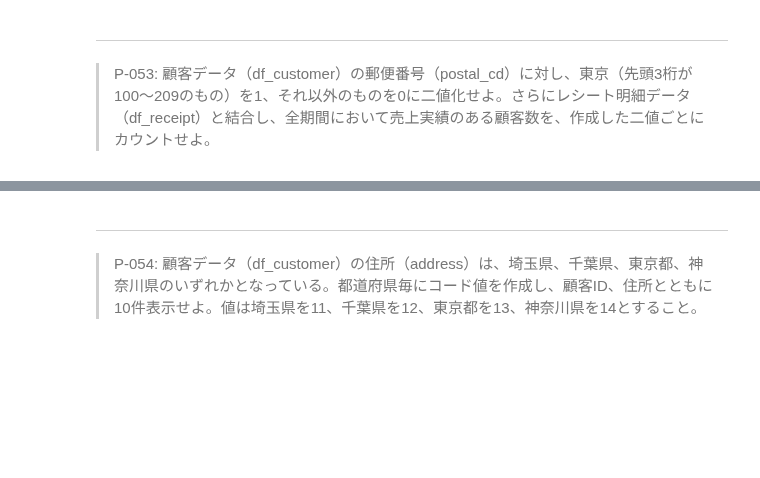
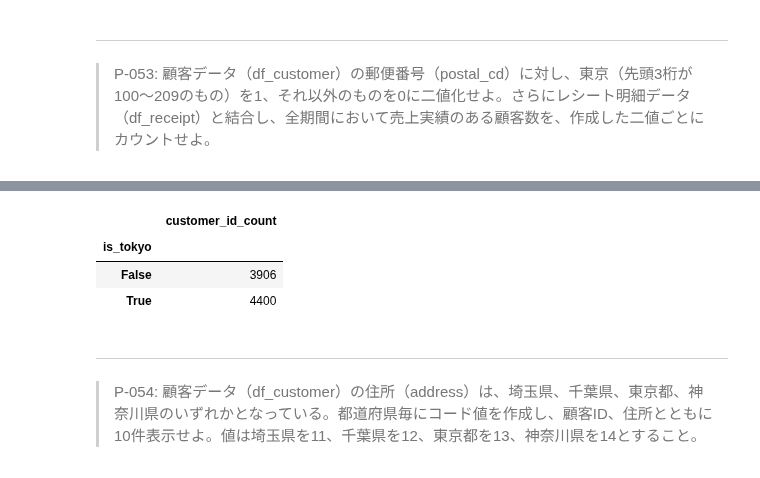
Before and after one commit to libra20/100knocks2, a Jupyter notebook: docker/work/preprocess_knock_Python.ipynb, the cells around one changed output, grey strips where cells are left out. Drawn from its saved outputs; the diff is of its cells as text; code cells hidden in the pictures; blank space fills up the shorter version.

```diff
--- a/docker/work/preprocess_knock_Python.ipynb
+++ b/docker/work/preprocess_knock_Python.ipynb
@@ -1063,3 +1063,8 @@ df.head()
 # %% [markdown]
 ---
 > P-053: 顧客データ（df_customer）の郵便番号（postal_cd）に対し、東京（先頭3桁が100〜209のもの）を1、それ以外のものを0に二値化せよ。さらにレシート明細データ（df_receipt）と結合し、全期間において売上実績のある顧客数を、作成した二値ごとにカウントせよ。
+# %%
+df_customer['is_tokyo'] = df_customer.postal_cd.str[:3].astype(int).apply(lambda x: x >= 100 and x <= 209)
+display(df_customer.head())
+df_customer.merge(df_receipt, on='customer_id', how='inner').groupby('is_tokyo').agg(customer_id_count=('customer_id', 'nunique'))
+# %% [output]
@@ -1066,3 +1077,7 @@ df.head()
+|  | customer_id_count |
+| is_tokyo |  |
+| False | 3906 |
+| True | 4400 |
 # %% [markdown]
 ---
 > P-054: 顧客データ（df_customer）の住所（address）は、埼玉県、千葉県、東京都、神奈川県のいずれかとなっている。都道府県毎にコード値を作成し、顧客ID、住所とともに10件表示せよ。値は埼玉県を11、千葉県を12、東京都を13、神奈川県を14とすること。
```
Also changed, not shown: parts of 1 cell of this notebook.
